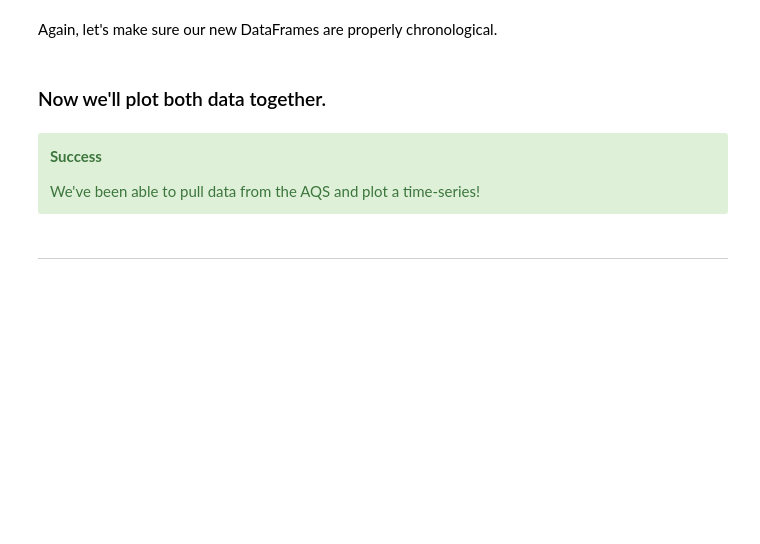
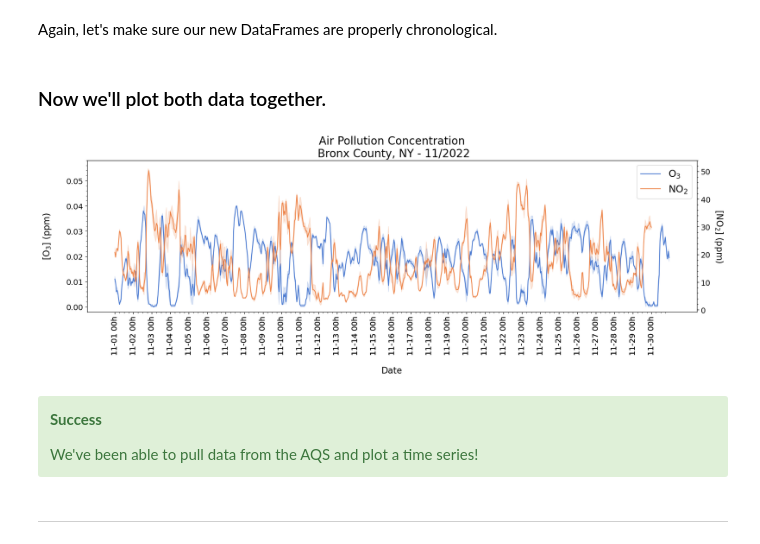
Before and after one commit to DAES433533/donder-cookbook, a Jupyter notebook: notebooks/AQS Data Foundations.ipynb, the cells around one changed output. Saved outputs shown, nothing was run; the diff lists cells and outputs as text; code cells hidden in the pictures; blank space fills up the shorter version.

```diff
--- a/notebooks/AQS Data Foundations.ipynb
+++ b/notebooks/AQS Data Foundations.ipynb
@@ -334,65 +478,77 @@ bronxNO2 = bronxNO2.sort_values(by='datetime')
 # %% [markdown]
 ### Now we'll plot both data together.
 # %%
-# Design the figure
-fig, ax = plt.subplots(figsize = (20,10))
+    # Design the figure:
+fig, ax = plt.subplots(figsize = (20,5))
+
+shared_colors = sns.color_palette('muted')
+
+# Create a secondary y-axis
+ax2 = ax.twinx()
 
 # Give it a title
-plt.title(f'Air Pollution Concentrations\n Bronx County, NY - {month}/{year-1}', fontsize = 20)
+plt.title(f'Air Pollution Concentration\n Bronx County, NY - {month}/{year-1}', fontsize = 20)
 
-# Plot the data
-ax.plot(bronxO3.datetime, bronxO3['sample_measurement'], label = 'O$_{3}$', color = 'cornflowerblue')
+# Plot the data for O3
+sns.lineplot(x="datetime", y="sample_measurement", data=bronxO3, label = 'O$_{3}$', ax = ax, legend = False, color= shared_colors[0],)
 
-# Title the axes
+# Plot NO2 data alongside O3 data
+sns.lineplot(x="datetime", y="sample_measurement", data=bronxNO2, label='NO$_{2}$', ax = ax2, legend = False, color= shared_colors[1],)
+
+
+    # For the X-Axis:
+
+# Title the x-axis
 ax.set_xlabel('Date', labelpad = 20, fontsize = 16)
-ax.set_ylabel('[O$_{3}$] (ppm)', labelpad = 20, fontsize = 16)
 
 # Set major x-ticks for midnight (00h)
 x_major = bronxO3['datetime'][bronxO3['datetime'].dt.hour == 0]
 ax.set_xticks(x_major)
 
 # Set minor ticks at every 6 hours
 x_minor = pd.date_range(start= bronxO3['datetime'].min(), end= bronxO3['datetime'].max(), freq='6H')
 ax.set_xticks(x_minor, minor=True)
 
 # Clean up the date label so it doesn't show the year or minutes
 formatted_labels = [x.strftime('%m-%d %H') + 'h' for x in x_major]
 ax.set_xticklabels(formatted_labels, rotation=90, fontsize = 14)
 
-# Add minor ticks to the y-axis
+    # For the Y-Axes:
+
+# Add titles to both y-axes
+ax.set_ylabel('[O$_{3}$] (ppm)', labelpad = 25, fontsize = 16)
+ax2.set_ylabel('[NO$_{2}$] (ppm)', labelpad=25, fontsize=16, rotation = -90)
+
+# Add minor ticks to the y-axis for O3
 y_minor = np.arange(0, 0.06, 0.002)
 ax.set_yticks(y_minor, minor = True)
 
 # Fix the fontsize for the y-tick labels
 ax.tick_params(axis='y', labelsize=14)
 
-# Create a secondary y-axis
-ax2 = ax.twinx()
-
-# Plot NO2 data alongside O3 data
-ax2.plot(bronxNO2['datetime'], bronxNO2['sample_measurement'], label='NO$_{2}$', color = 'gray')
-
-# Add title to new y-axis
-ax2.set_ylabel('[NO$_{2}$] (ppm)', labelpad=20, fontsize=16)
-
-# Add minor ticks to the secondary y-axis
+# Add minor ticks to the secondary y-axis for NO2
 y2_minor = np.arange(0, 55, 2)
 ax2.set_yticks(y2_minor, minor=True)
 
-# Match fontsize for y-axes
+# Match fontsize for secondary y-axis
 ax2.tick_params(axis='y', labelsize=14)
+
+    # Design the legend:
 
 # Combine both plot labels into a single legend
 handles, labels = ax.get_legend_handles_labels()
 handles2, labels2 = ax2.get_legend_handles_labels()
 
 plt.legend(handles + handles2, labels + labels2, loc='best', fontsize=18)
 
+
 plt.show()
+# %% [output]
+[figure, added]
 # %% [markdown]
 <div class="admonition alert alert-success">
     <p class="admonition-title" style="font-weight:bold">Success</p>
-    We've been able to pull data from the AQS and plot a time-series!
+    We've been able to pull data from the AQS and plot a time series!
 </div>
 # %% [markdown]
 ---
```
Also changed, not shown: parts of 45 cells of this notebook.
